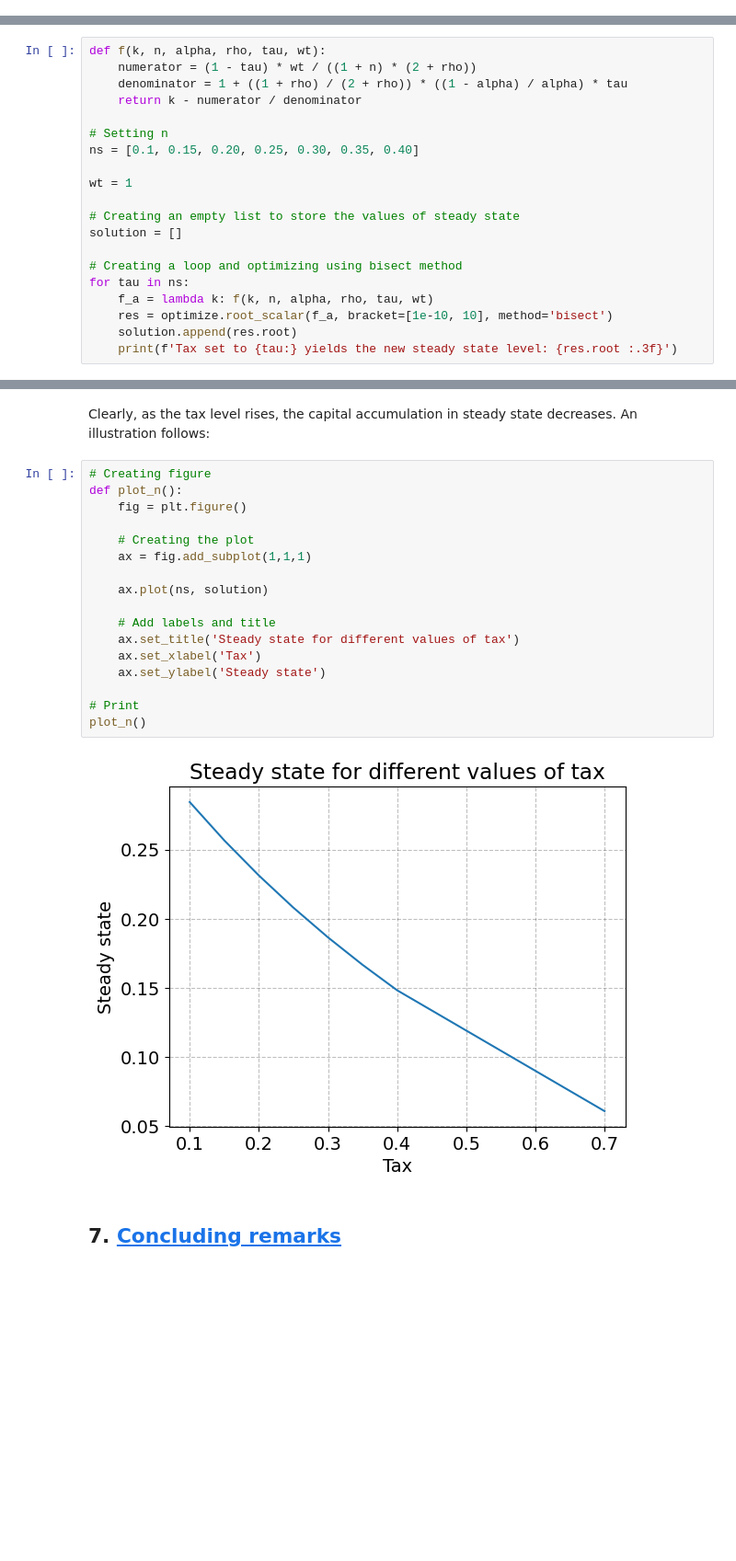
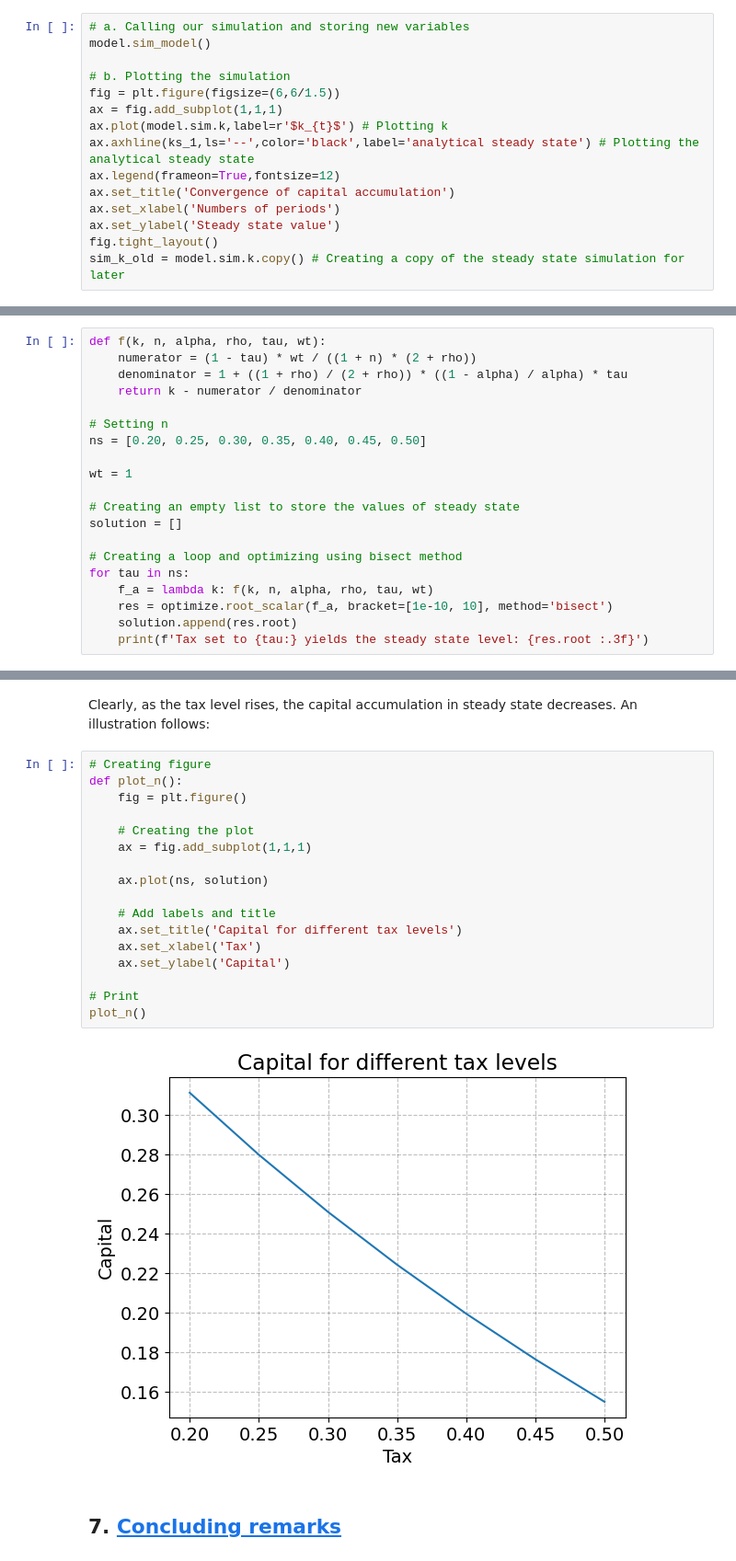
Before and after one commit to NumEconCopenhagen/projects-2024-Simon-C-og-Jens-H, a Jupyter notebook: modelproject/modelproject_alternativ.ipynb, the cells around one changed output, grey strips where cells are left out. Shown at 92% size. Drawn from its saved outputs; the diff is of its cells as text; blank space fills up the shorter version.

```diff
--- a/modelproject/modelproject_alternativ.ipynb
+++ b/modelproject/modelproject_alternativ.ipynb
@@ -166,0 +189,15 @@ result.root
+# %%
+# a. Calling our simulation and storing new variables
+model.sim_model()
+
+# b. Plotting the simulation
+fig = plt.figure(figsize=(6,6/1.5))
+ax = fig.add_subplot(1,1,1)
+ax.plot(model.sim.k,label=r'$k_{t}$') # Plotting k
+ax.axhline(ks_1,ls='--',color='black',label='analytical steady state') # Plotting the analytical steady state
+ax.legend(frameon=True,fontsize=12)
+ax.set_title('Convergence of capital accumulation')
+ax.set_xlabel('Numbers of periods')
+ax.set_ylabel('Steady state value')
+fig.tight_layout()
+sim_k_old = model.sim.k.copy() # Creating a copy of the steady state simulation for later
@@ -202,7 +245,7 @@ def f(k, n, alpha, rho, tau, wt):
     return k - numerator / denominator
 
 # Setting n
-ns = [0.1, 0.15, 0.20, 0.25, 0.30, 0.35, 0.40]
+ns = [0.20, 0.25, 0.30, 0.35, 0.40, 0.45, 0.50]
 
 wt = 1
 
@@ -214,5 +257,5 @@ for tau in ns:
     f_a = lambda k: f(k, n, alpha, rho, tau, wt)
     res = optimize.root_scalar(f_a, bracket=[1e-10, 10], method='bisect')
     solution.append(res.root)
-    print(f'Tax set to {tau:} yields the new steady state level: {res.root :.3f}')
+    print(f'Tax set to {tau:} yields the steady state level: {res.root :.3f}')
 # %% [output]
@@ -229,21 +271,21 @@ Clearly, as the tax level rises, the capital accumulation in steady state decrea
 # %%
 # Creating figure
 def plot_n():
     fig = plt.figure()
 
     # Creating the plot
     ax = fig.add_subplot(1,1,1)
 
     ax.plot(ns, solution)
 
     # Add labels and title
-    ax.set_title('Steady state for different values of tax')
+    ax.set_title('Capital for different tax levels')
     ax.set_xlabel('Tax')
-    ax.set_ylabel('Steady state')
+    ax.set_ylabel('Capital')
 
 # Print
 plot_n()
 # %% [output]
-[figure, old version]
+[figure, new version]
 # %% [markdown]
 ## 7. <a id='toc7_'></a>[Concluding remarks](#toc7_)
```
Also changed, not shown: parts of 7 cells of this notebook, 3 other files.
